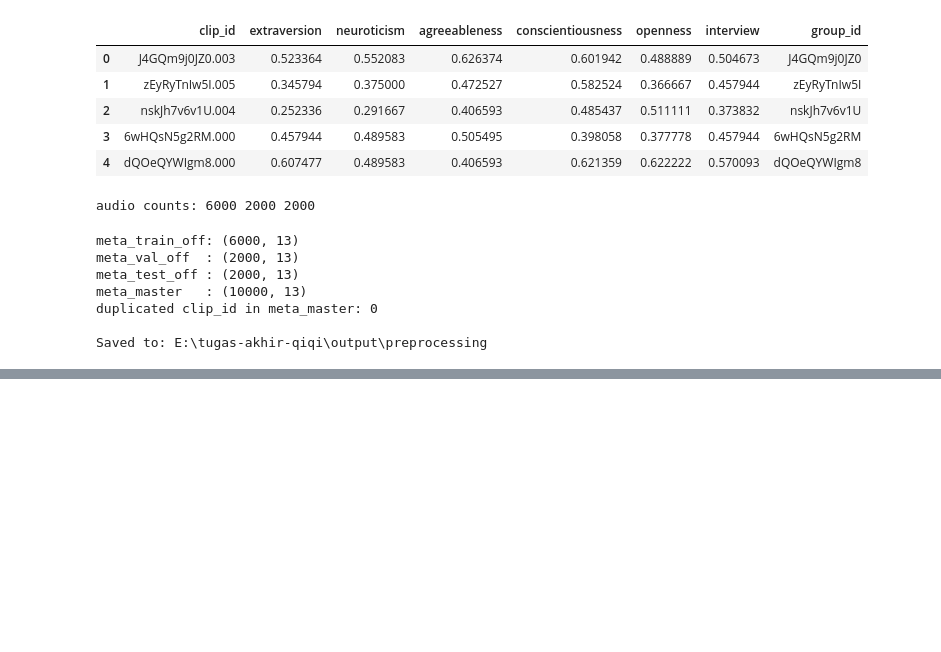
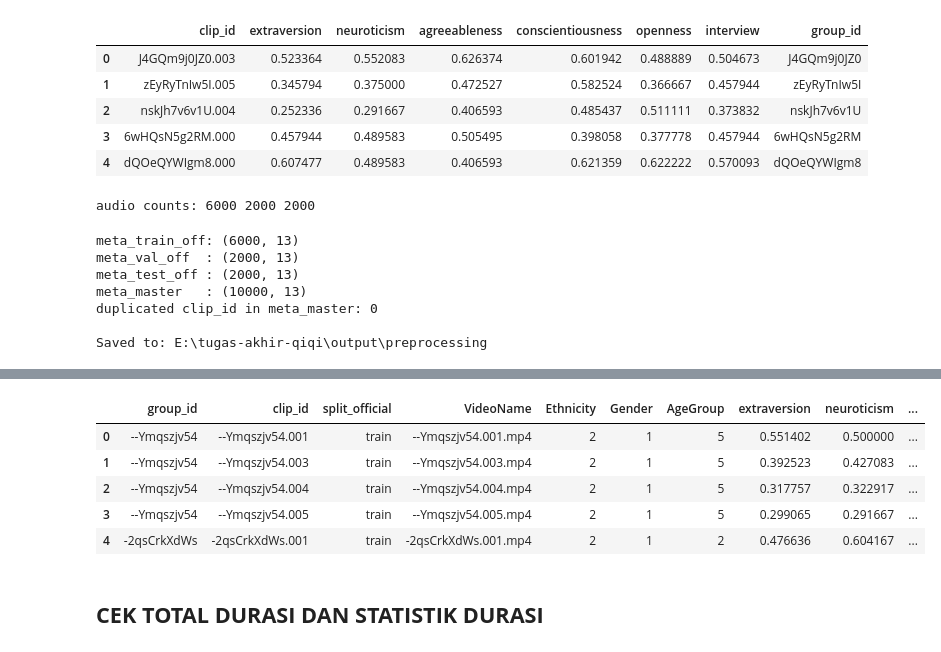
Before and after one commit to qiqioberon/tugas-akhir-qq, a Jupyter notebook: code/preprocessing.ipynb, the cells around one changed output, grey strips where cells are left out. Drawn from its saved outputs; the diff is of its cells as text; code cells hidden in the pictures; blank space fills up the shorter version.

Commit message:
feat: done preprocessing

```diff
--- a/code/preprocessing.ipynb
+++ b/code/preprocessing.ipynb
@@ -519,0 +524,17 @@ Saved to: E:\tugas-akhir-qiqi\output\preprocessing
+# %%
+OUT_DIR = ROOT / "output" / "preprocessing"
+
+df = pd.read_csv(OUT_DIR / "meta_master.csv")
+df["split_official"] = df["split_official"].astype(str).str.lower()
+
+AUDIO_DIR_MAP = {
+    "train": SPLITS["Train"]["audio_dir"],
+    "val":   SPLITS["Val"]["audio_dir"],
+    "test":  SPLITS["Test"]["audio_dir"],
+}
+
+df["audio_path"] = df.apply(lambda r: AUDIO_DIR_MAP[r["split_official"]] / f"{r['clip_id']}.wav", axis=1)
+
+print("Loaded:", df.shape)
+print(df["split_official"].value_counts(dropna=False))
+df[["clip_id","split_official","audio_path"]].head()
@@ -519,0 +556,21 @@ Saved to: E:\tugas-akhir-qiqi\output\preprocessing
+# %%
+paths = df["audio_path"].tolist()
+
+exists = []
+for p in tqdm(paths, desc="Checking audio_path exists"):
+    exists.append(Path(p).exists())
+
+df["audio_exists"] = exists
+
+print(df["audio_exists"].value_counts())
+
+miss = df.loc[~df["audio_exists"], ["clip_id","split_official"]].head(10)
+print("missing (first 10):")
+display(miss)
+
+ok = df.loc[df["audio_exists"]].head(5)
+for _, r in ok.iterrows():
+    ap = Path(r["audio_path"])
+    with sf.SoundFile(ap) as f:
+        dur = len(f) / f.samplerate
+        print(r["clip_id"], "|", f.samplerate, "Hz |", f.channels, "ch |", round(dur, 2), "s")
@@ -519,0 +588,12 @@ Saved to: E:\tugas-akhir-qiqi\output\preprocessing
+# %%
+df = df.drop(columns=["audio_exists", "audio_path"], errors="ignore")
+df.head()
+# %% [output]
+|  | group_id | clip_id | split_official | VideoName | Ethnicity | Gender | AgeGroup | extraversion | neuroticism | ... |
+| 0 | --Ymqszjv54 | --Ymqszjv54.001 | train | --Ymqszjv54.001.mp4 | 2 | 1 | 5 | 0.551402 | 0.500000 | ... |
+| 1 | --Ymqszjv54 | --Ymqszjv54.003 | train | --Ymqszjv54.003.mp4 | 2 | 1 | 5 | 0.392523 | 0.427083 | ... |
+| 2 | --Ymqszjv54 | --Ymqszjv54.004 | train | --Ymqszjv54.004.mp4 | 2 | 1 | 5 | 0.317757 | 0.322917 | ... |
+| 3 | --Ymqszjv54 | --Ymqszjv54.005 | train | --Ymqszjv54.005.mp4 | 2 | 1 | 5 | 0.299065 | 0.291667 | ... |
+| 4 | -2qsCrkXdWs | -2qsCrkXdWs.001 | train | -2qsCrkXdWs.001.mp4 | 2 | 1 | 2 | 0.476636 | 0.604167 | ... |
+# %% [markdown]
+## **CEK TOTAL DURASI DAN STATISTIK DURASI**
```
Also changed, not shown: parts of 20 cells of this notebook, 5 other files.
